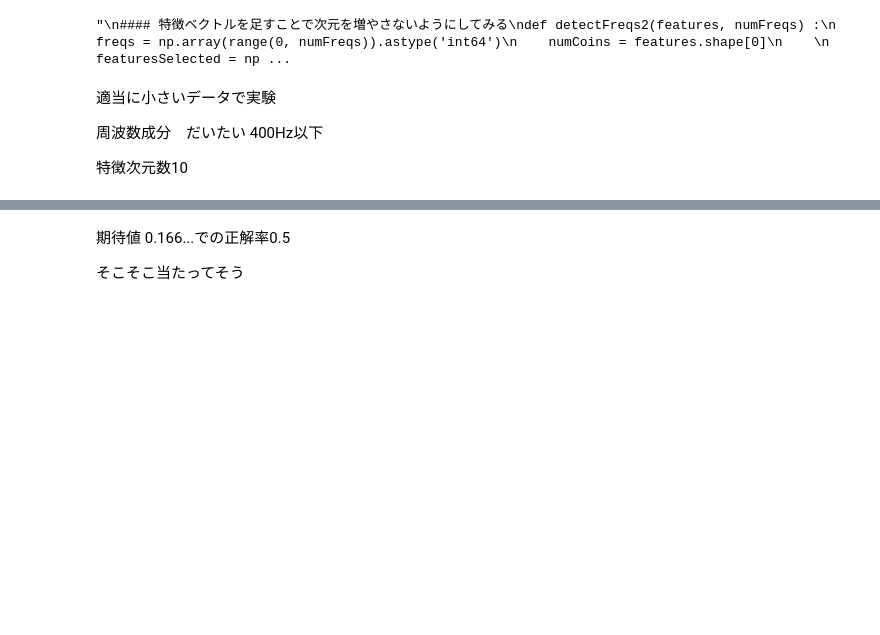
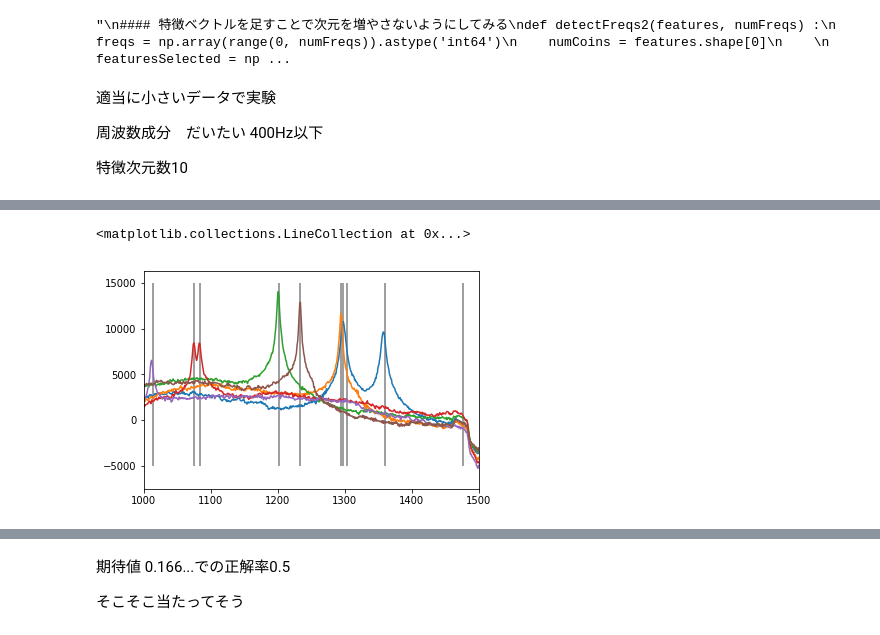
Before and after one commit to NaitoJunpei/speech, a Jupyter notebook: 音声入力cython.ipynb, the cells around one changed output, grey strips where cells are left out. Drawn from its saved outputs; the diff is of its cells as text; code cells hidden in the pictures; blank space fills up the shorter version.

```diff
--- a/音声入力cython.ipynb
+++ b/音声入力cython.ipynb
@@ -185,0 +275,15 @@ features.shape
+# %%
+start=1000
+end=1500
+plt.xlim(start, end)
+plt.plot(np.sum(feature_per_coin[0], axis=0))
+plt.plot(np.sum(feature_per_coin[1], axis=0))
+plt.plot(np.sum(feature_per_coin[2], axis=0))
+plt.plot(np.sum(feature_per_coin[3], axis=0))
+plt.plot(np.sum(feature_per_coin[4], axis=0))
+plt.plot(np.sum(feature_per_coin[5], axis=0))
+
+plt.vlines(freqs, ymin=-5000, ymax=15000, colors="gray")
+# %% [output]
+<matplotlib.collections.LineCollection at 0x...>
+[figure, added]
```
Also changed, not shown: parts of 42 cells of this notebook.
